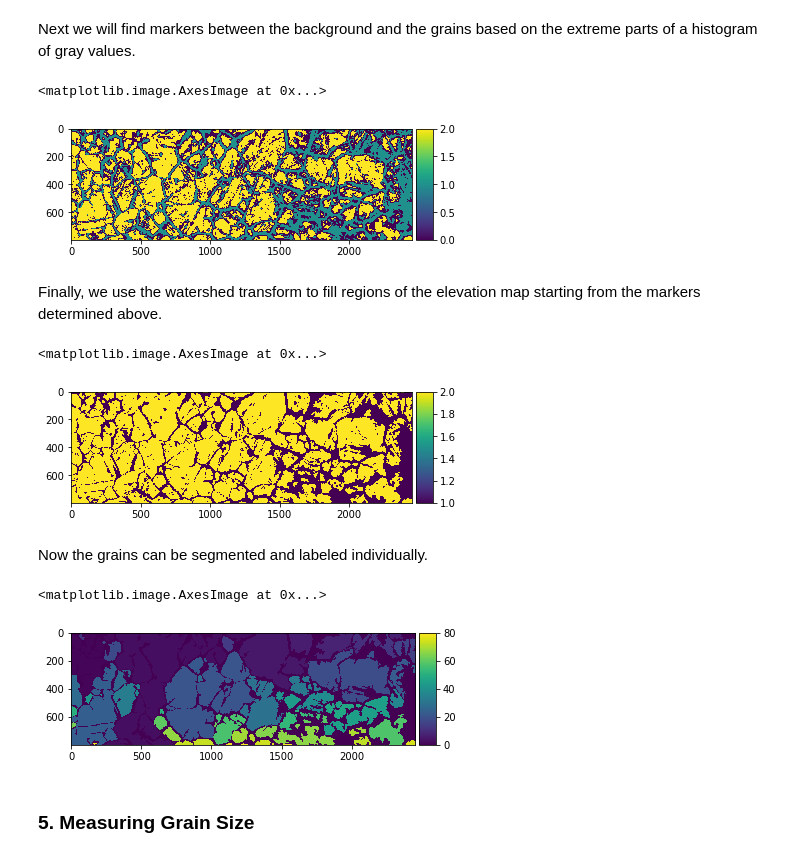
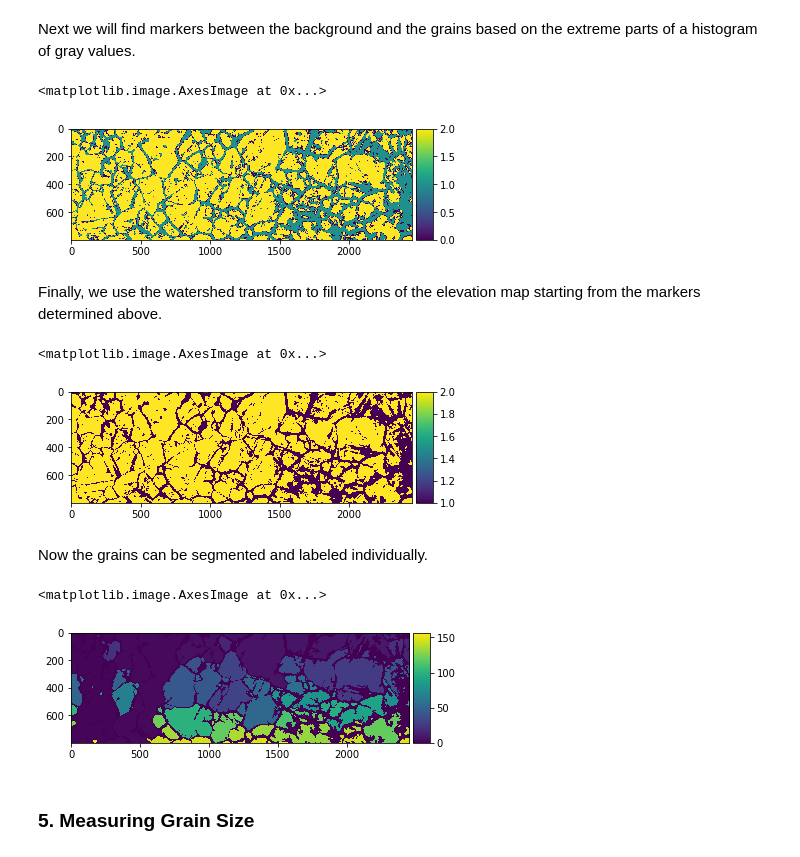
Before and after one commit to MATS64662-2020-Group-1/Image-Processing, a Jupyter notebook: testcase_IP_V2.0.ipynb, the cells around one changed output. Saved outputs shown, nothing was run; the diff lists cells and outputs as text; code cells hidden in the pictures.

Commit message:
Edited testcase_V2.0
Altered image exposure to make grain boundaries easier to distinguish. This made segmenting the image much easier and as result closer to the actual value was obtained.

```diff
--- a/testcase_IP_V2.0.ipynb
+++ b/testcase_IP_V2.0.ipynb
@@ -51,6 +52,6 @@ First, let's crop out the out of focus areas and call this new image, "image".
 # %%
-image = grains[500:1300]
-io.imshow(image)
+img = grains[500:1300]
+io.imshow(img)
 # %% [output]
 <matplotlib.image.AxesImage at 0x...>
 [figure]
@@ -56,0 +60,3 @@ io.imshow(image)
+# %%
+image = exposure.adjust_gamma(img,1.5)
+io.imshow(image)
@@ -70,13 +79,13 @@ io.imshow(elevation_map)
 Next we will find markers between the background and the grains based on the extreme parts of a histogram of gray values.
 # %%
 markers = np.zeros_like(image)
-markers[image > 50] = 1
-markers[image < 30] = 2
+markers[image > 20] = 1
+markers[image < 15] = 2
 
 io.imshow(markers)
 # %% [output]
 <matplotlib.image.AxesImage at 0x...>
-[figure, old version]
+[figure, new version]
 # %% [markdown]
 Finally, we use the watershed transform to fill regions of the elevation map starting from the markers determined above.
 # %%
@@ -84,7 +93,7 @@ segmentation = watershed(elevation_map, markers)
 io.imshow(segmentation)
 # %% [output]
 <matplotlib.image.AxesImage at 0x...>
-[figure, old version]
+[figure, new version]
 # %% [markdown]
 Now the grains can be segmented and labeled individually.
 # %%
@@ -93,7 +102,7 @@ labeled_grains, _ = ndi.label(segmentation_n)
 io.imshow(labeled_grains)
 # %% [output]
 <matplotlib.image.AxesImage at 0x...>
-[figure, old version]
+[figure, new version]
 # %% [markdown]
 ### 5. Measuring Grain Size
 # %% [markdown]
```
Also changed, not shown: parts of 8 cells of this notebook.
